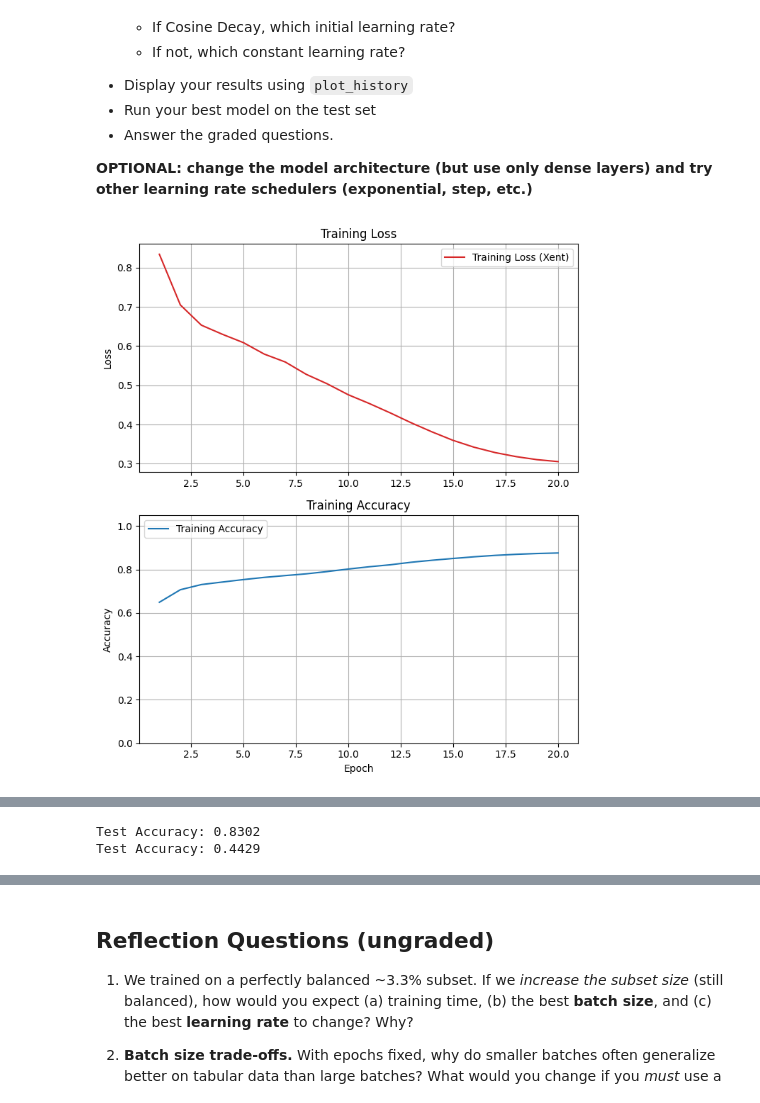
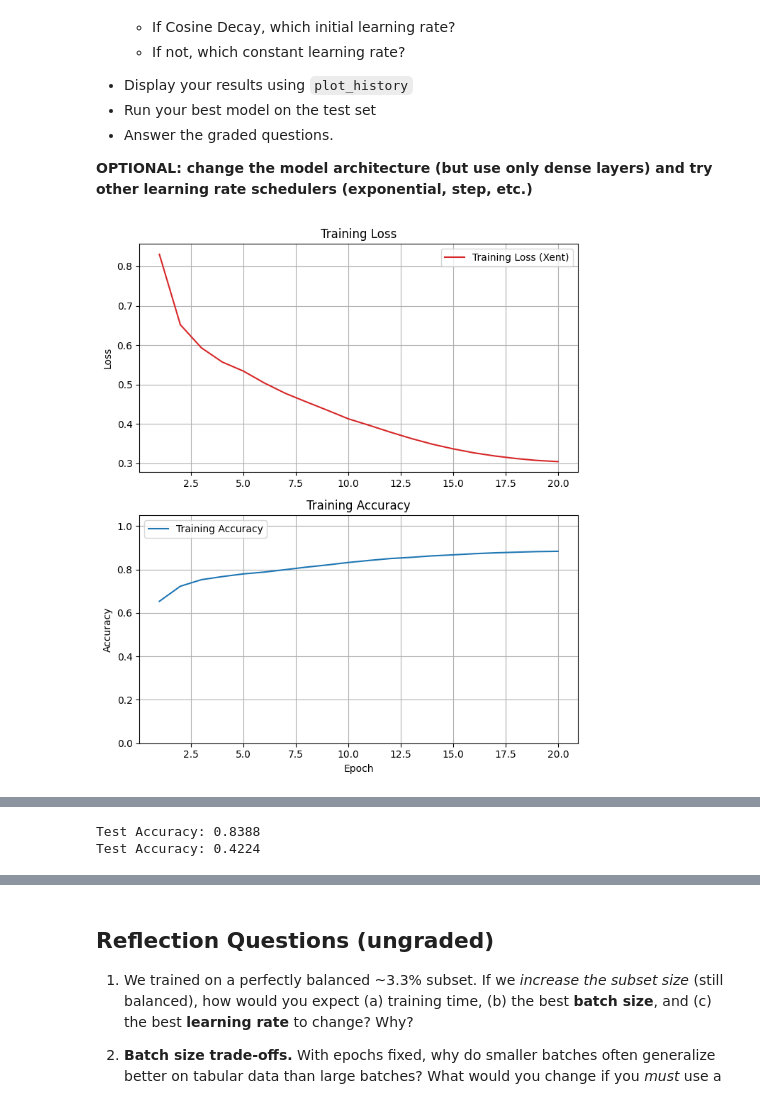
Before and after one commit to johnsahn2002/homework_02_amlai, a Jupyter notebook: Homework_02.ipynb, the cells around one changed output, grey strips where cells are left out. Cells and saved outputs as stored; diff of their text form; code cells hidden in the pictures.

```diff
--- a/Homework_02.ipynb
+++ b/Homework_02.ipynb
@@ -120,10 +120,11 @@ As in Homework 1, follow these three steps:
 # %%
 # Your code here
 
+X_train, X_test, y_train, y_test = train_test_split(X_sub ,y_sub, stratify=y_sub,random_state=random_seed, test_size = 0.2)
+
 scaler = StandardScaler().fit(X_sub)
-X_scaled = scaler.transform(X_sub)
-
-X_train, X_test, y_train, y_test = train_test_split(X_scaled ,y_sub, stratify=y_sub,random_state=random_seed, test_size = 0.2)
+X_train_scaled = scaler.fit_transform(X_train)
+X_test_scaled = scaler.transform(X_test)
 # %% [markdown]
 ### Part B: Build, compile, train, and evaluate the network
 
@@ -154,7 +155,7 @@ X_train, X_test, y_train, y_test = train_test_split(X_scaled ,y_sub, stratify=y_
 6. **Answer the graded questions**
 # %%
 # Your code here
-num_features = X_train.shape[1]
+num_features = X_train_scaled.shape[1]
 num_classes = len(np.unique(y_train))
 
 forest_cover_model = models.Sequential([
@@ -170,7 +171,7 @@ loss = 'sparse_categorical_crossentropy', metrics= ['accuracy'])
 epochs = 20
 batch_size = 32
 
-forest_cover_history = forest_cover_model.fit(X_train,
+forest_cover_history = forest_cover_model.fit(X_train_scaled,
                               y_train,
                               epochs=epochs,           # Specify the number of iterations of training
                               batch_size=batch_size,     # The mini-batch size, the default size is 32
@@ -476,35 +467,35 @@ Your choices are:
 # %%
 # Your code here -- add as many cells as you need
 
 epochs = 20
-batch_size= 16
+batch_size= 32
 
-steps_per_epoch = int(np.ceil(len(X_train) / batch_size))
+steps_per_epoch = int(np.ceil(len(X_train_scaled) / batch_size))
 
 total_steps = epochs * steps_per_epoch
 
 
 lr_schedule = CosineDecay(
-initial_learning_rate=1e-2,
+initial_learning_rate=5e-3,
 decay_steps=total_steps,
 alpha=0.0)
 
 forest_cover_model = models.Sequential([
     layers.Input(shape=(num_features,)),
     layers.Dense(64, activation='relu'),
     layers.Dense(32, activation='relu'),
     layers.Dense(num_classes, activation='softmax')
 ])
 forest_cover_model.compile(optimizer = Adam(learning_rate=lr_schedule),
 loss = 'sparse_categorical_crossentropy', metrics= ['accuracy'])
 
 history = forest_cover_model.fit(
-    X_train, y_train,
+    X_train_scaled, y_train,
     epochs=epochs,
     batch_size= batch_size,
     verbose=0
 )
 
 plot_history(history)
 # %% [output]
-[figure, old version]
+[figure, new version]
@@ -513,10 +504,10 @@ Final Training Accuracy: 0.8762
 # %%
-loss, accuracy = forest_cover_model.evaluate(X_test, y_test,verbose=0)
+loss, accuracy = forest_cover_model.evaluate(X_test_scaled, y_test,verbose=0)
 print(f'Test Accuracy: {accuracy:.4f}')
 print(f'Test Accuracy: {loss:.4f}')
 # %% [output]
-Test Accuracy: 0.8302
-Test Accuracy: 0.4429
+Test Accuracy: 0.8388
+Test Accuracy: 0.4224
 # %%
 # Set a5a to the best training accuracy found by your best model
 
```
Also changed, not shown: parts of 19 cells of this notebook.
